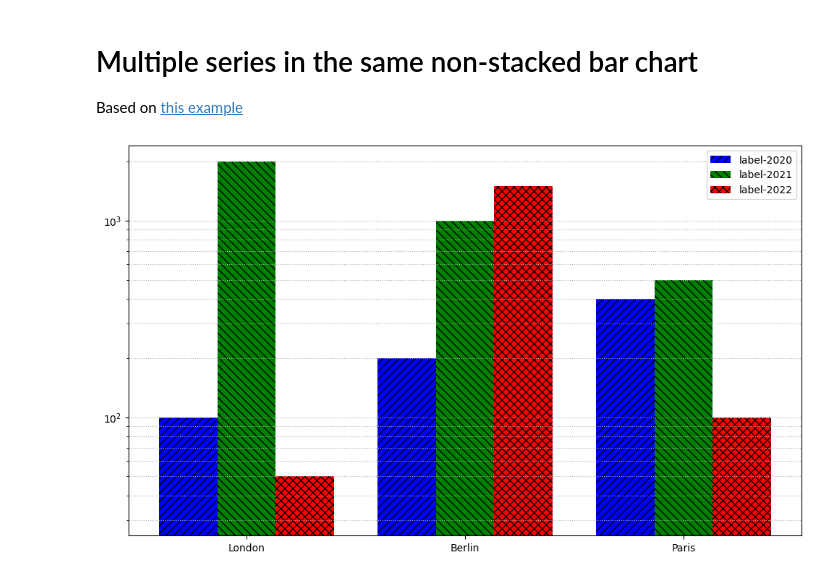
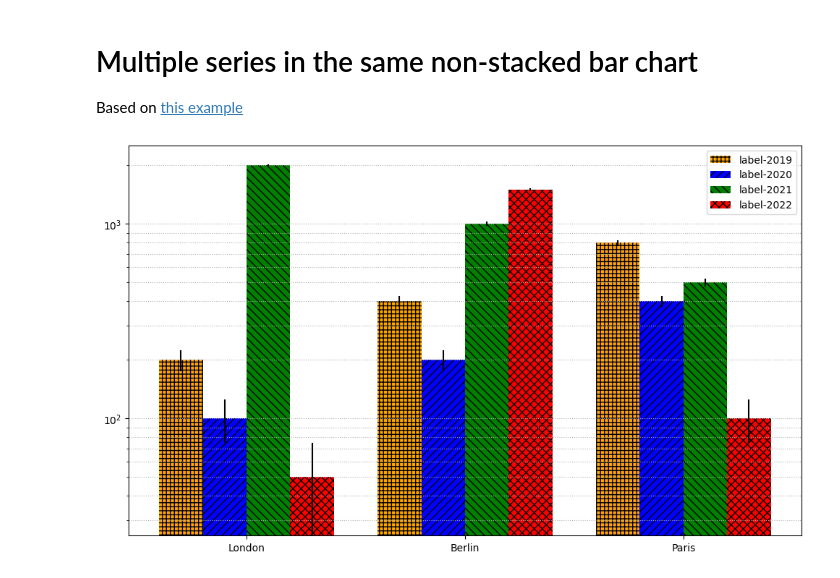
Before and after one commit to Rothamsted/graphdb-benchmarks, a Jupyter notebook: results/test-multi-series-bar.ipynb, the cells around one changed output. Cells and saved outputs as stored; diff of their text form; code cells hidden in the pictures.

```diff
--- a/results/test-multi-series-bar.ipynb
+++ b/results/test-multi-series-bar.ipynb
@@ -7,6 +7,29 @@ import matplotlib.pyplot as plt
 import pandas as pd
 import numpy as np
 
+"""
+Gets the x vector to locate the ibar (starts at 0) correctly, assuming you want to draw
+nbar vertical bars and all the bars will take wbar_total units of width, where the bar groups
+are spaced 1 unit.
+
+Returns (the x vector, the single bar width, the next ibar )
+"""
+def bar_get_xs ( ibar, nbars, nlabels, wbar_total = 0.8 ):
+  x = np.arange ( nlabels )
+  # wbar_total = 0.8 # Because x = 0, 1, 2, you've a total of 1
+  wbar = wbar_total / nbars
+  xi = x - wbar_total / 2  + wbar / 2 + ibar * wbar
+  return (xi, wbar, ibar + 1)
+
+"""
+Sets the x ticks that match what was computed by get_bar_xs()
+"""
+def bar_set_xticks ( ax, nlabels ):
+  x = np.arange ( nlabels )
+  ax.set_xticks ( x )
+
+
+#################### Example Starts Here
 
 d = {
   "shop": [ "London", "Berlin", "Paris" ],
@@ -16,61 +39,41 @@ d = {
 }
 years = [ 2020, 2021, 2022 ]
 
-_d = {
+d = {
   "shop": [ "London", "Berlin", "Paris" ],
   "sales-2019": [ 200, 400, 800 ],
   "sales-2020": [ 100, 200, 400 ],
   "sales-2021": [ 2000, 1000, 500 ],
   "sales-2022": [ 50, 1500, 100 ]
 }
-_years = [ 2019, 2020, 2021, 2022 ]
+years = [ 2019, 2020, 2021, 2022 ]
 
 
 colors = { "2019": "Orange", "2020": "Blue", "2021": "Green", "2022": "Red" }
 hatches = { "2019": "+++", "2020": "///", "2021": "\\\\\\", "2022": "XXX" }
 
 # df = pd.DataFrame ( d, index = d [ "shop" ] )
 
 fig, ax = plt.subplots()
 
-"""
-Gets the x vector to locate the ibar (starts at 0) correctly, assuming you want to draw
-nbar vertical bars and all the bars will take wbar_total units of width, where the bar groups
-are spaced 1 unit.
-
-Returns (the x vector, the single bar width, the next ibar )
-"""
-def bar_get_xs ( ibar, nbars, wbar_total = 0.8 ):
-  x = np.arange ( nbars )
-  # wbar_total = 0.8 # Because x = 0, 1, 2, you've a total of 1
-  wbar = wbar_total / nbars
-  xi = x - wbar_total / 2  + wbar / 2 + ibar * wbar
-  return (xi, wbar, ibar + 1)
-
-"""
-Sets the x ticks that match what was computed by get_bar_xs()
-"""
-def bar_set_xticks ( ax, nbars ):
-  x = np.arange ( nbars )
-  ax.set_xticks ( x )
-
 nbars = len ( years )
+nlabels = len ( d [ "shop" ] )
 ibar = 0
 for yk in years:
   yk = str ( yk )
   yid = "label-" + yk
   ylabel = yid
-  xi, wbar, ibar = bar_get_xs ( ibar, nbars )
-  ax.bar ( xi, d [ "sales-" + yk ], width = wbar, label = ylabel,
+  xi, wbar, ibar = bar_get_xs ( ibar, nbars, nlabels )
+  ax.bar ( xi, d [ "sales-" + yk ], yerr = 25, width = wbar, label = ylabel,
     color = colors [ yk ], hatch = hatches [ yk ], log = True )
 
 ax.set_ylim ( ymin = 25 )
-bar_set_xticks ( ax, nbars )
+bar_set_xticks ( ax, nlabels )
 ax.set_xticklabels ( d [ "shop" ] )
 ax.legend()
 
 # Give it a good size
 ax.figure.set_size_inches ( 12, 7 )
 ax.grid ( axis = "y", which = "both", linestyle='dotted' )
 # %% [output]
-[figure, old version]
+[figure, new version]
```
Also changed, not shown: 11 other files.
